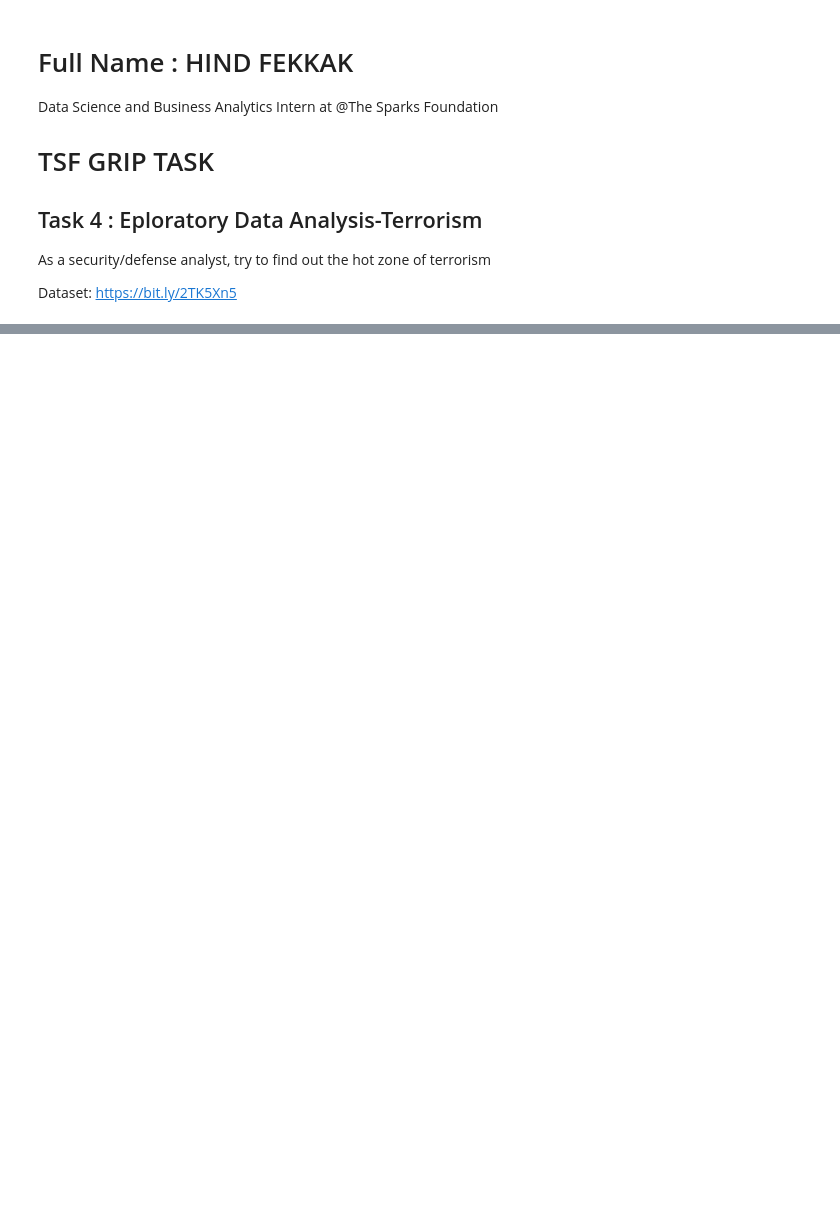
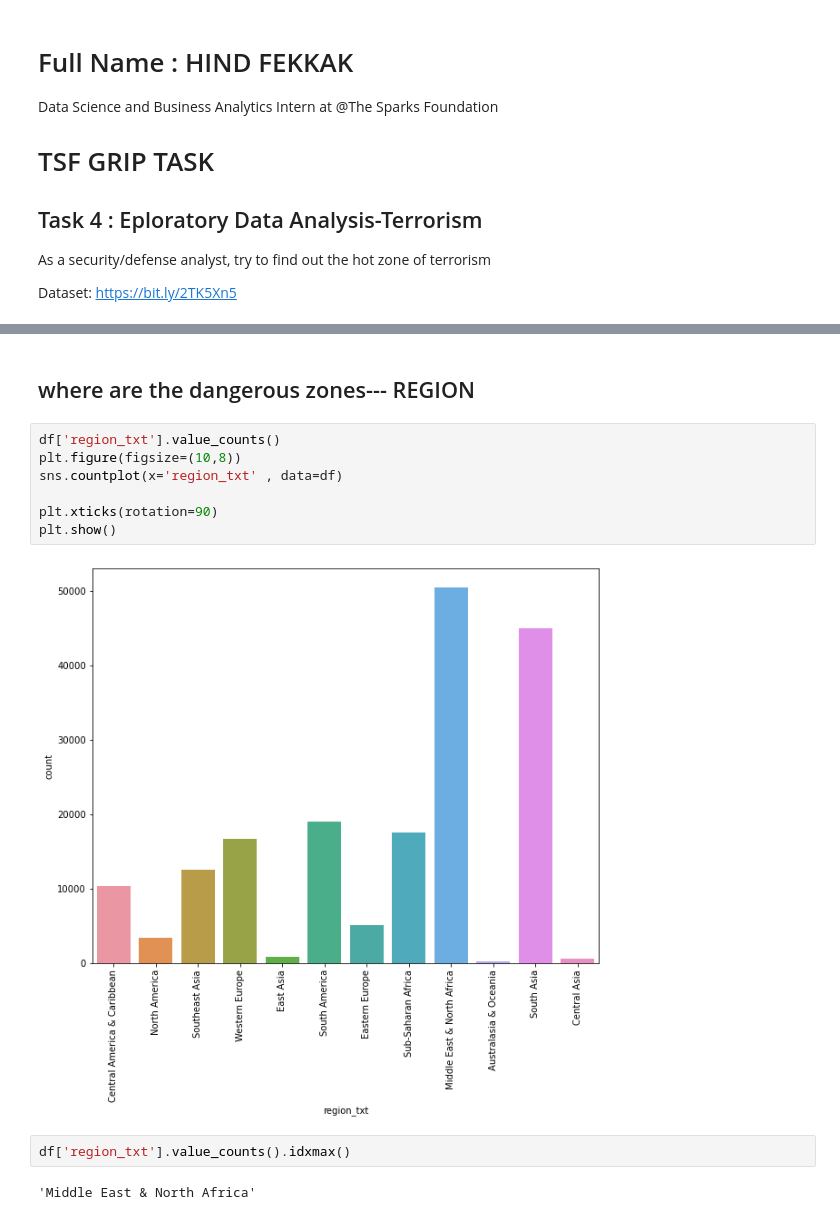
Before and after one commit to hindfekkak/Eploratory-Data-Analysis-Terrorism, a Jupyter notebook: Task4.ipynb, the cells around one changed output, grey strips where cells are left out. Cells and saved outputs as stored; diff of their text form; blank space fills up the shorter version.

```diff
--- a/Task4.ipynb
+++ b/Task4.ipynb
@@ -19,0 +120,15 @@ FileNotFoundError: [Errno 2] No such file or directory: 'globalterrorismdb_0718d
+# %% [markdown]
+## where are the dangerous zones--- REGION
+# %%
+df['region_txt'].value_counts()
+plt.figure(figsize=(10,8))
+sns.countplot(x='region_txt' , data=df)
+
+plt.xticks(rotation=90)
+plt.show()
+# %% [output]
+[figure, added]
+# %%
+df['region_txt'].value_counts().idxmax()
+# %% [output]
+'Middle East & North Africa'
```
Also changed, not shown: parts of 28 cells of this notebook.
